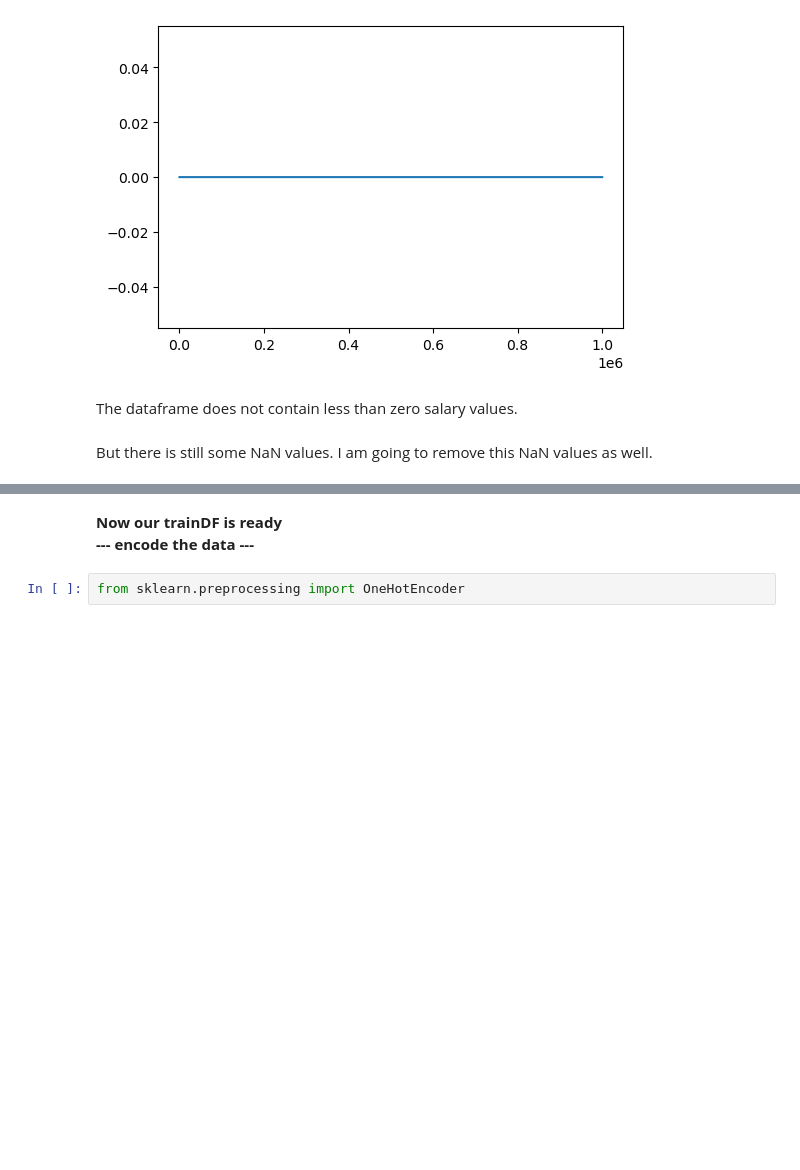
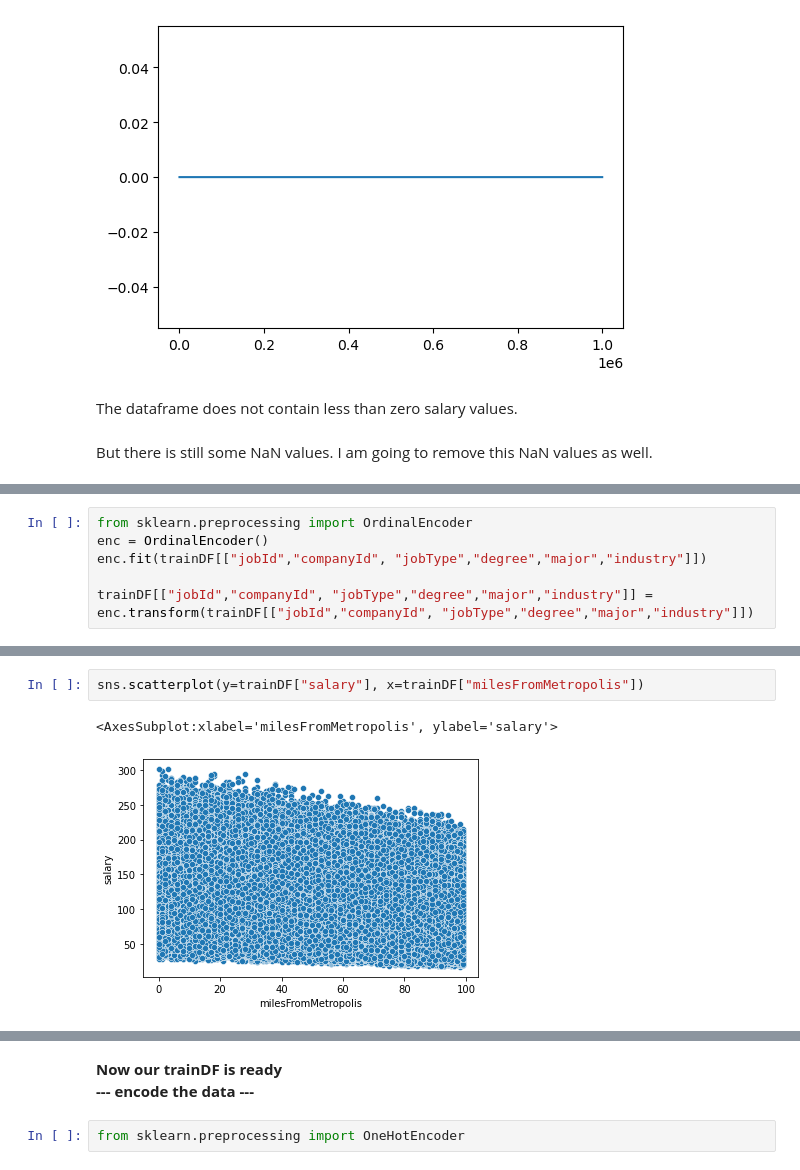
Before and after one commit to dennyalp/Salary-Prediction, a Jupyter notebook: Salary_Prediction_Notebook.ipynb, the cells around one changed output, grey strips where cells are left out. Drawn from its saved outputs; the diff is of its cells as text; blank space fills up the shorter version.

```diff
--- a/Salary_Prediction_Notebook.ipynb
+++ b/Salary_Prediction_Notebook.ipynb
@@ -207 +227,7 @@ But there is still some NaN values. I am going to remove this NaN values as well
+# %%
+from sklearn.preprocessing import OrdinalEncoder
+enc = OrdinalEncoder()
+enc.fit(trainDF[["jobId","companyId", "jobType","degree","major","industry"]])
+
+trainDF[["jobId","companyId", "jobType","degree","major","industry"]] = enc.transform(trainDF[["jobId","companyId", "jobType","degree","major","industry"]])
 # %%
@@ -225,0 +262,5 @@ memory usage: 76.3+ MB
+# %%
+sns.scatterplot(y=trainDF["salary"], x=trainDF["milesFromMetropolis"])
+# %% [output]
+<AxesSubplot:xlabel='milesFromMetropolis', ylabel='salary'>
+[figure, added]
```
Also changed, not shown: parts of 11 cells of this notebook.
